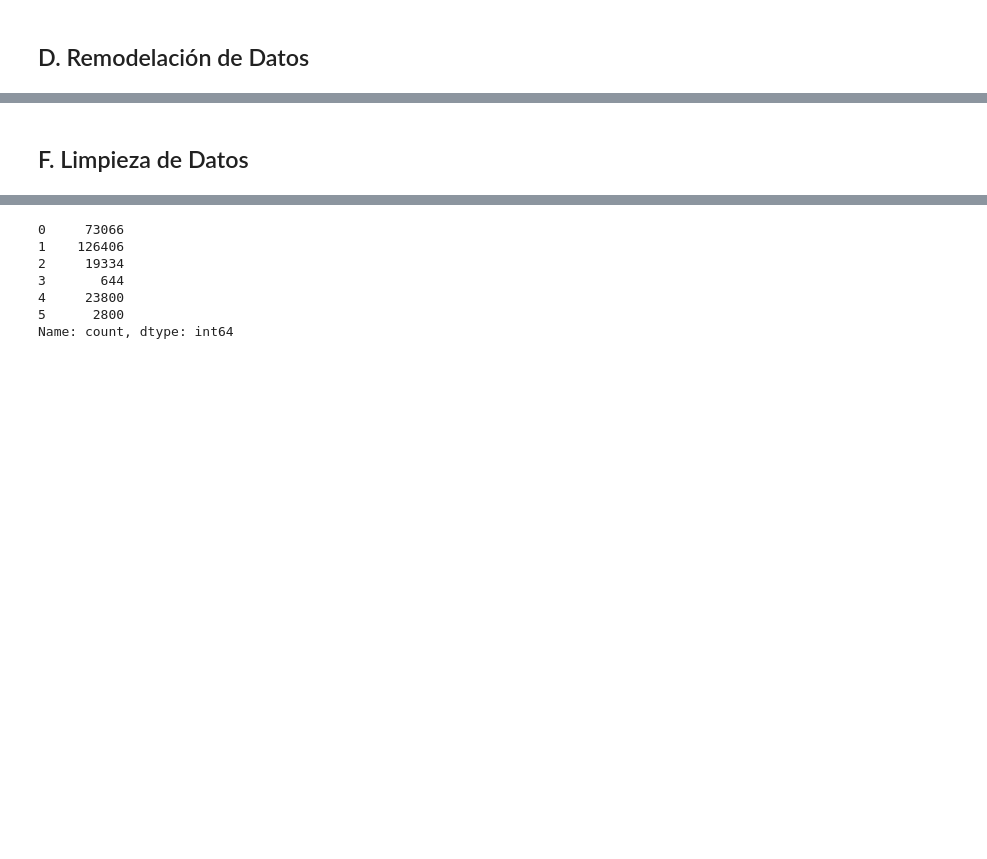
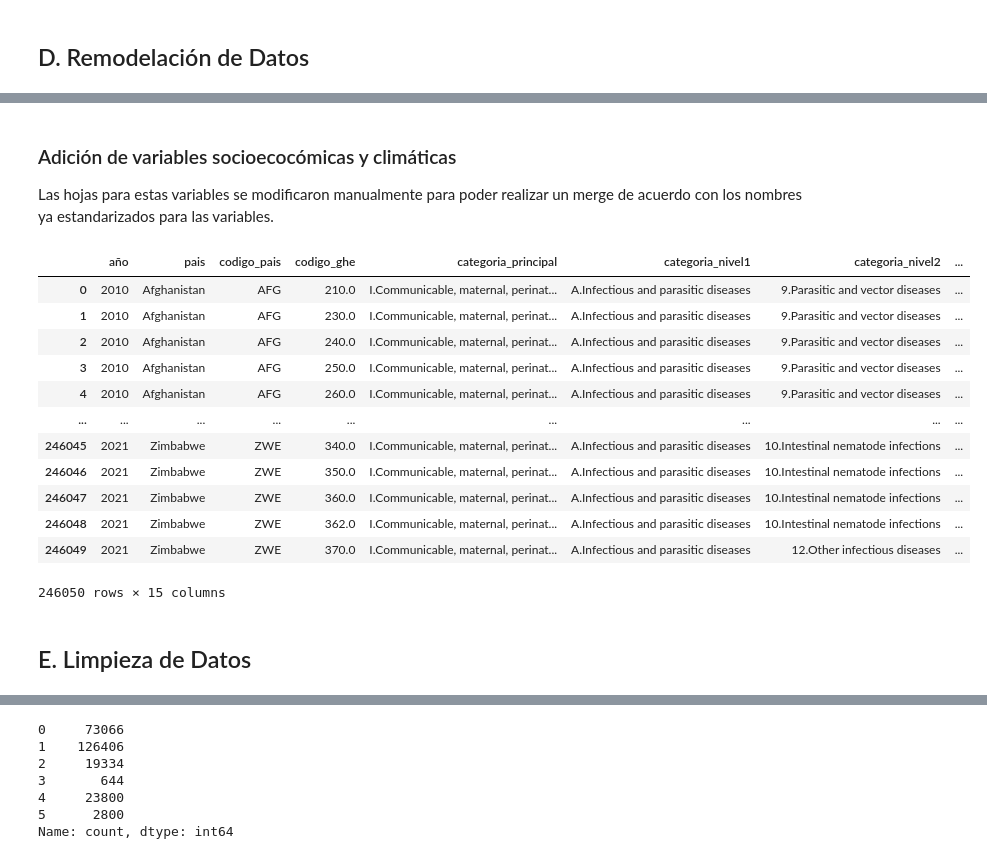
Before and after one commit to P-arsimony/DALY_DataAnalysis, a Jupyter notebook: Data_Cleaning_ByCountry.ipynb, the cells around one changed output, grey strips where cells are left out. Cells and saved outputs as stored; diff of their text form; code cells hidden in the pictures; blank space fills up the shorter version.

Commit message:
Nuevos análisis para determinar cómo limpiar datos. Se añadieron nuevas líneas de código para agregar metadatos a los perfiles generados.

```diff
--- a/Data_Cleaning_ByCountry.ipynb
+++ b/Data_Cleaning_ByCountry.ipynb
@@ -19,6 +19,18 @@ file_paths = {
     2020: 'data_raw/datos_analisis/DALYs/ghe2021_daly_bycountry_2020.xlsx',
     2021: 'data_raw/datos_analisis/DALYs/ghe2021_daly_bycountry_2021.xlsx'
 }
+
+# Intervenciones médicas por NTDs\n",
+df_interNTD = pd.read_csv('data_raw/datos_analisis/interventions/interventions-ntds-sdgs.csv', encoding='latin-1')
+
+# GDP per capita
+df_GDP = pd.read_csv('data_raw/datos_analisis/gdp-per-capita-worldbank/gdp-per-capita.csv', encoding='latin-1')
+
+# Coeficiente Gini
+df_gini = pd.read_csv('data_raw/datos_analisis/gini-coefficient-after-tax/gini-coefficient.csv', encoding='latin-1')
+
+# Precipitación anual promedio.
+df_preciptacion = pd.read_csv('data_raw/datos_analisis/average-precipitation-per-year/average-precipitation.csv', encoding='latin-1')
 # %% [markdown]
 ## C. Catálogo para enfermedades
 # %%
@@ -324,2 +289,62 @@ prof.to_file(output_file=file_profile)
+# %% [markdown]
+### Adición de variables socioecocómicas y climáticas
+Las hojas para estas variables se modificaron manualmente para poder realizar un merge de acuerdo con los nombres ya estandarizados para las variables.
+# %%
+# Definimos el DataFrame unificado.
+df_unificado = pd.read_csv('data_clean/DALYs_clean_unificado.csv')
+
+# Definimos variables que nos funcionarán.
+col_order = ['año', 'pais', 'codigo_pais', 'codigo_ghe', 'categoria_principal', 'categoria_nivel1', 'categoria_nivel2', 'causa',
+             'sexo', 'edad', 'DALYs', 'intervenciones_NTDs', 'coeficiente_gini',	'GDP per capita',	'precipitacion_anual']
+
+# Definimos las columnas que nos interesan de cada uno
+columnas_gini = ['pais', 'año', 'coeficiente_gini']
+columnas_GDP = ['pais', 'codigo_pais', 'año', 'GDP per capita']
+
+# Merge de los conjuntos de datos que nos interesan.
+
+df_unificado = pd.merge(df_unificado,
+                        df_interNTD,
+                        on=['pais', 'codigo_pais', 'año'],
+                        how='left'
+)
+
+df_unificado = pd.merge(df_unificado,
+                        df_gini[columnas_gini],
+                        on=['pais', 'año'],
+                        how='left'
+)
+
+
+df_unificado = pd.merge(df_unificado,
+                        df_GDP[columnas_GDP],
+                        on=['pais', 'codigo_pais', 'año'],
+                        how='left'
+)
+
+df_unificado = pd.merge(df_unificado,
+                        df_preciptacion,
+                        on=['pais', 'codigo_pais', 'año'],
+                        how='left'
+)
+
+df_unificado = df_unificado[col_order]
+
+df_unificado.to_csv('data_clean/DALYs_clean_unificado.csv', index=False)
+display(df_unificado)
+# %% [output]
+|  | año | pais | codigo_pais | codigo_ghe | categoria_principal | categoria_nivel1 | categoria_nivel2 | ... |
+| 0 | 2010 | Afghanistan | AFG | 210.0 | I.Communicable, maternal, perinat... | A.Infectious and parasitic diseases | 9.Parasitic and vector diseases | ... |
+| 1 | 2010 | Afghanistan | AFG | 230.0 | I.Communicable, maternal, perinat... | A.Infectious and parasitic diseases | 9.Parasitic and vector diseases | ... |
+| 2 | 2010 | Afghanistan | AFG | 240.0 | I.Communicable, maternal, perinat... | A.Infectious and parasitic diseases | 9.Parasitic and vector diseases | ... |
+| 3 | 2010 | Afghanistan | AFG | 250.0 | I.Communicable, maternal, perinat... | A.Infectious and parasitic diseases | 9.Parasitic and vector diseases | ... |
+| 4 | 2010 | Afghanistan | AFG | 260.0 | I.Communicable, maternal, perinat... | A.Infectious and parasitic diseases | 9.Parasitic and vector diseases | ... |
+| ... | ... | ... | ... | ... | ... | ... | ... | ... |
+| 246045 | 2021 | Zimbabwe | ZWE | 340.0 | I.Communicable, maternal, perinat... | A.Infectious and parasitic diseases | 10.Intestinal nematode infections | ... |
+| 246046 | 2021 | Zimbabwe | ZWE | 350.0 | I.Communicable, maternal, perinat... | A.Infectious and parasitic diseases | 10.Intestinal nematode infections | ... |
+| 246047 | 2021 | Zimbabwe | ZWE | 360.0 | I.Communicable, maternal, perinat... | A.Infectious and parasitic diseases | 10.Intestinal nematode infections | ... |
+| 246048 | 2021 | Zimbabwe | ZWE | 362.0 | I.Communicable, maternal, perinat... | A.Infectious and parasitic diseases | 10.Intestinal nematode infections | ... |
+| 246049 | 2021 | Zimbabwe | ZWE | 370.0 | I.Communicable, maternal, perinat... | A.Infectious and parasitic diseases | 12.Other infectious diseases | ... |
+246050 rows × 15 columns
 # %% [markdown]
-## F. Limpieza de Datos
+## E. Limpieza de Datos
```
Also changed, not shown: parts of 11 cells of this notebook, 2 other files.
